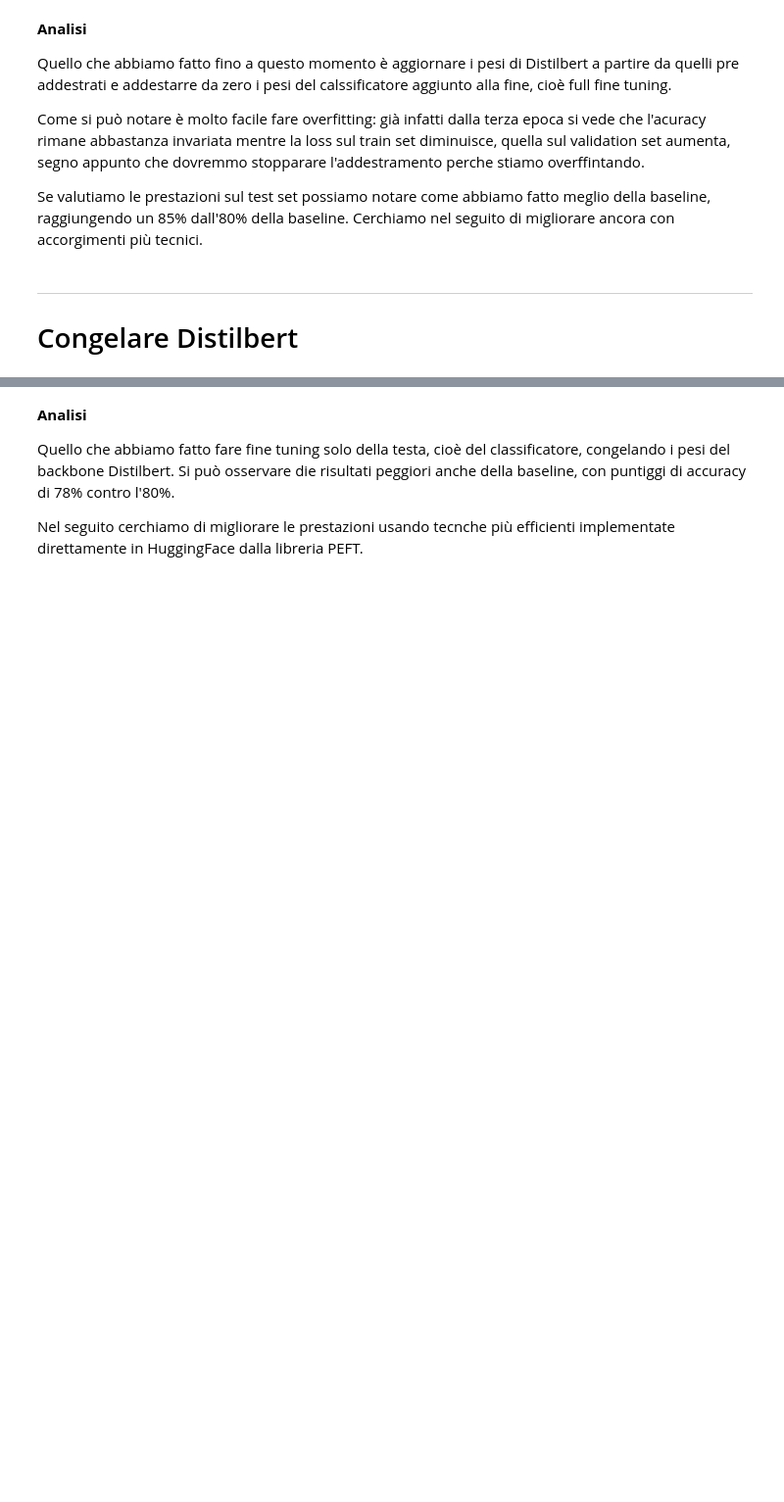
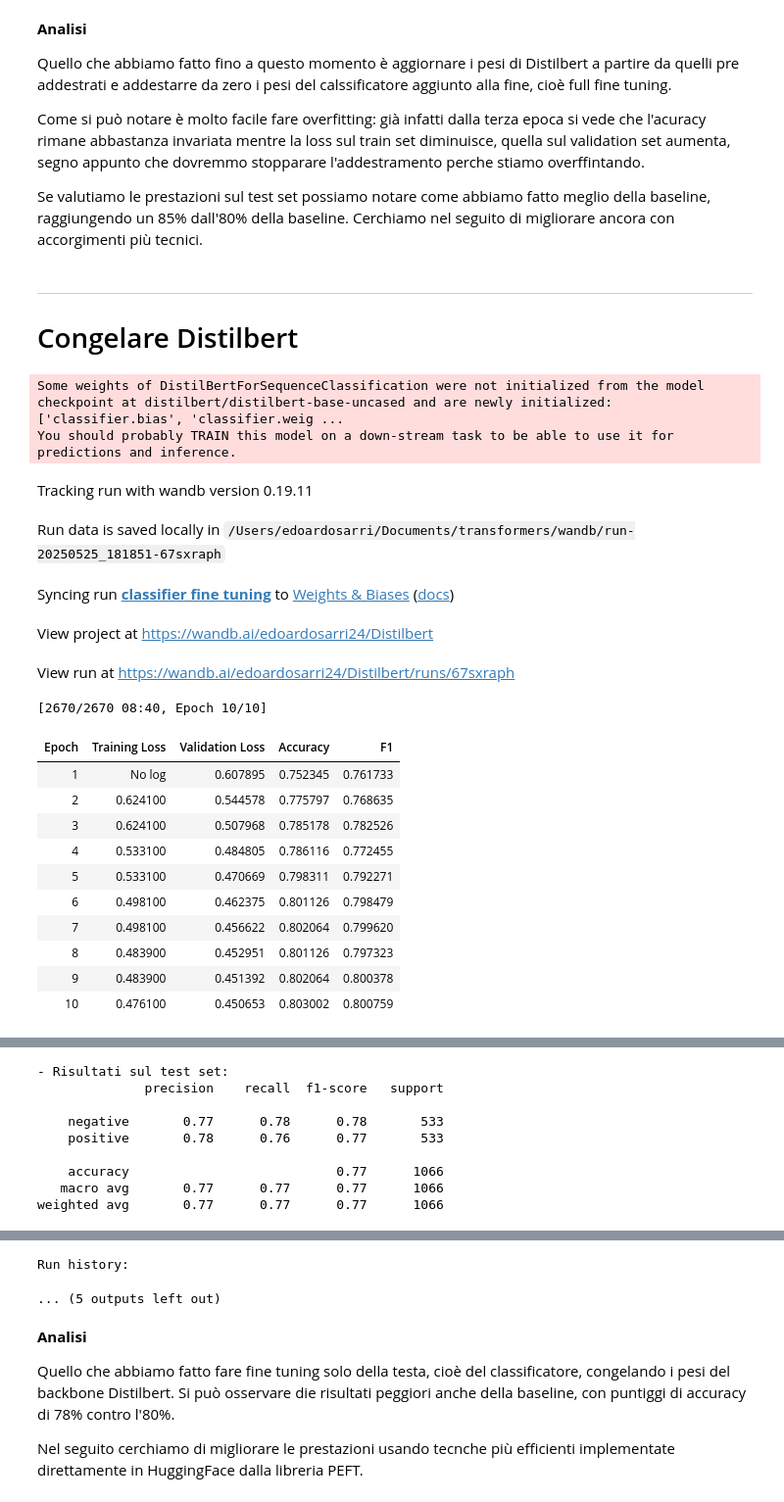
Before and after one commit to edoardosarri24/transformers, a Jupyter notebook: main.ipynb, the cells around one changed output, grey strips where cells are left out. Shown at 98% size. Cells and saved outputs as stored; diff of their text form; code cells hidden in the pictures; blank space fills up the shorter version.

Commit message:
fine progetto

```diff
--- a/main.ipynb
+++ b/main.ipynb
@@ -402,9 +467,27 @@ Se valutiamo le prestazioni sul test set possiamo notare come abbiamo fatto megl
 ---
 # Congelare Distilbert
 # %%
-if(False):
-    model = AutoModelForSequenceClassification.from_pretrained(model_id, num_labels=2)
-    for param in model.base_model.parameters():
-        param.requires_grad = False
-    model = model.to(device)
-    training(model, 'classifier fine tuning', epochs=10)
+model = AutoModelForSequenceClassification.from_pretrained(model_id, num_labels=2)
+for param in model.base_model.parameters():
+    param.requires_grad = False
+training(model, 'classifier fine tuning', epochs=10)
+# %% [output]
+Some weights of DistilBertForSequenceClassification were not initialized from the model checkpoint at distilbert/distilbert-base-uncased and are newly initialized: ['classifier.bias', 'classifier.weig ...
+You should probably TRAIN this model on a down-stream task to be able to use it for predictions and inference.
+Tracking run with wandb version 0.19.11
+Run data is saved locally in /Users/edoardosarri/Documents/transformers/wandb/run-20250525_181851-67sxraph
+Syncing run classifier fine tuning to Weights & Biases (docs)
+View project at https://wandb.ai/edoardosarri24/Distilbert
+View run at https://wandb.ai/edoardosarri24/Distilbert/runs/67sxraph
+[2670/2670 08:40, Epoch 10/10]
+| Epoch | Training Loss | Validation Loss | Accuracy | F1 |
+| 1 | No log | 0.607895 | 0.752345 | 0.761733 |
+| 2 | 0.624100 | 0.544578 | 0.775797 | 0.768635 |
+| 3 | 0.624100 | 0.507968 | 0.785178 | 0.782526 |
+| 4 | 0.533100 | 0.484805 | 0.786116 | 0.772455 |
+| 5 | 0.533100 | 0.470669 | 0.798311 | 0.792271 |
+| 6 | 0.498100 | 0.462375 | 0.801126 | 0.798479 |
+| 7 | 0.498100 | 0.456622 | 0.802064 | 0.799620 |
+| 8 | 0.483900 | 0.452951 | 0.801126 | 0.797323 |
+| 9 | 0.483900 | 0.451392 | 0.802064 | 0.800378 |
+| 10 | 0.476100 | 0.450653 | 0.803002 | 0.800759 |
@@ -410,0 +495,9 @@ if(False):
+- Risultati sul test set:
+              precision    recall  f1-score   support
+
+    negative       0.77      0.78      0.78       533
+    positive       0.78      0.76      0.77       533
+
+    accuracy                           0.77      1066
+   macro avg       0.77      0.77      0.77      1066
+weighted avg       0.77      0.77      0.77      1066
@@ -411,3 +505,5 @@ if(False):
+Run history:
+... (5 outputs left out)
 # %% [markdown]
 **Analisi**
 
```
Also changed, not shown: parts of 22 cells of this notebook, 29 other files.
